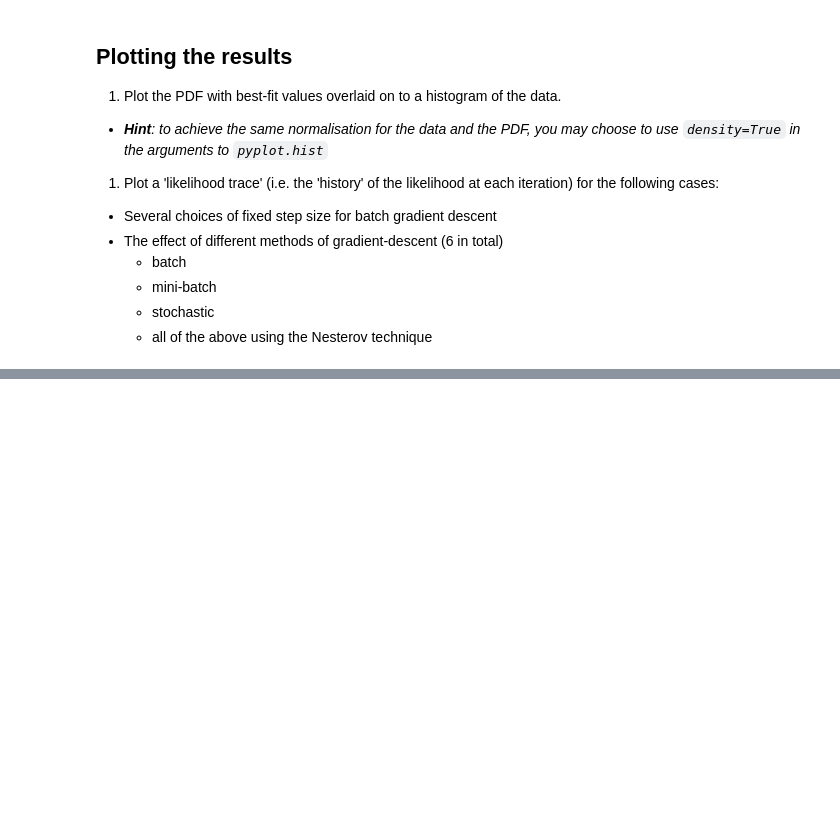
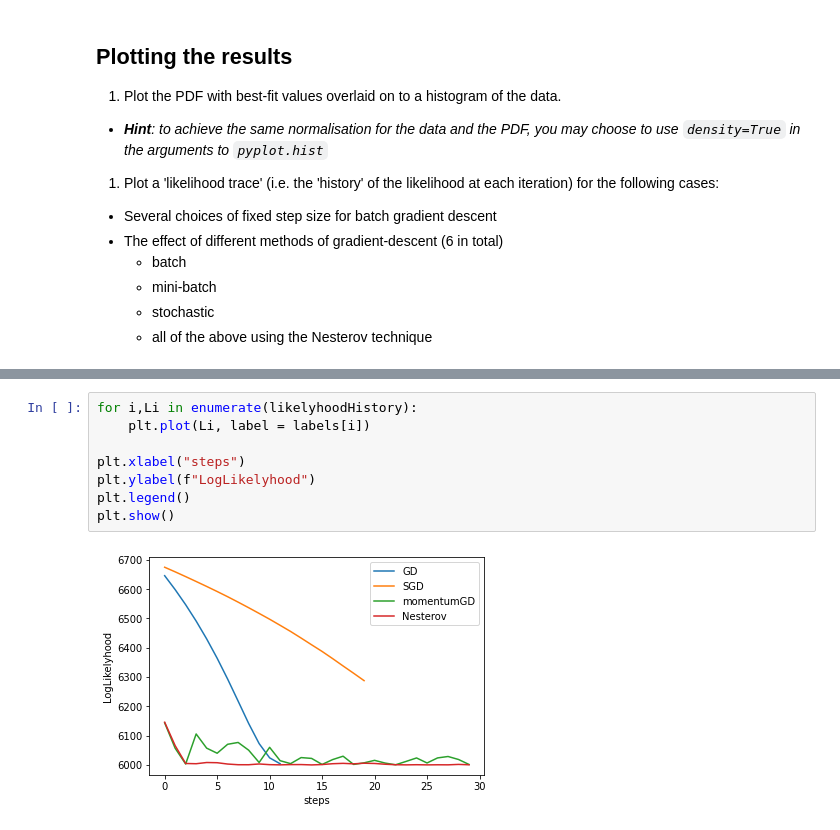
Before and after one commit to Leonhard-Moske/SMDA2, a Jupyter notebook: exercise1/Exercise01.ipynb, the cells around one changed output, grey strips where cells are left out. Saved outputs shown, nothing was run; the diff lists cells and outputs as text; blank space fills up the shorter version.

```diff
--- a/exercise1/Exercise01.ipynb
+++ b/exercise1/Exercise01.ipynb
@@ -346,0 +349,10 @@ print(theta[0].value, theta[1].value)
+# %%
+for i,Li in enumerate(likelyhoodHistory):
+    plt.plot(Li, label = labels[i])
+
+plt.xlabel("steps")
+plt.ylabel(f"LogLikelyhood")
+plt.legend()
+plt.show()
+# %% [output]
+[figure, added]
```
Also changed, not shown: parts of 7 cells of this notebook, 1 other file.
